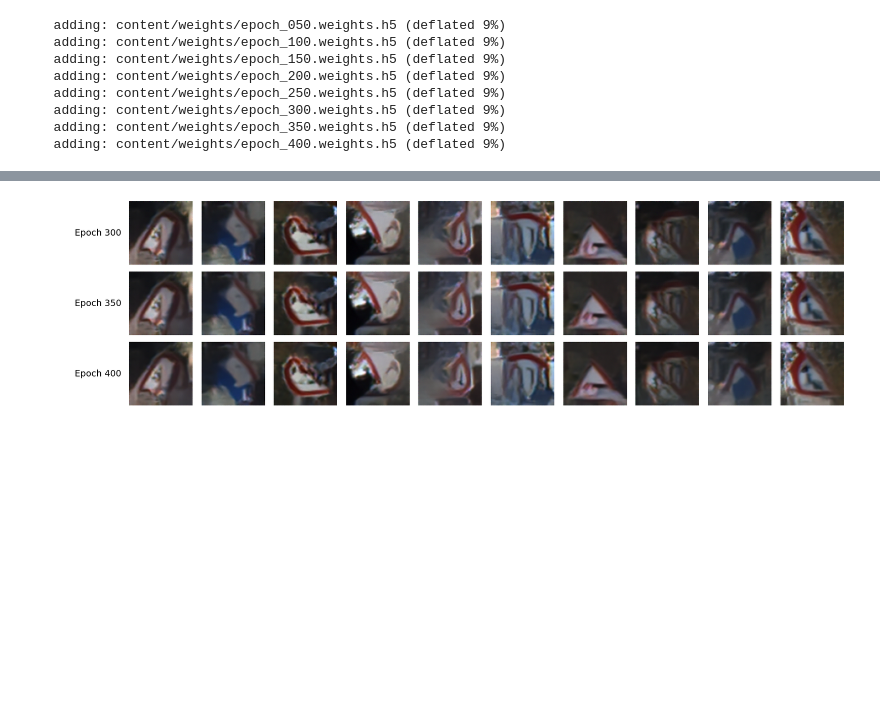
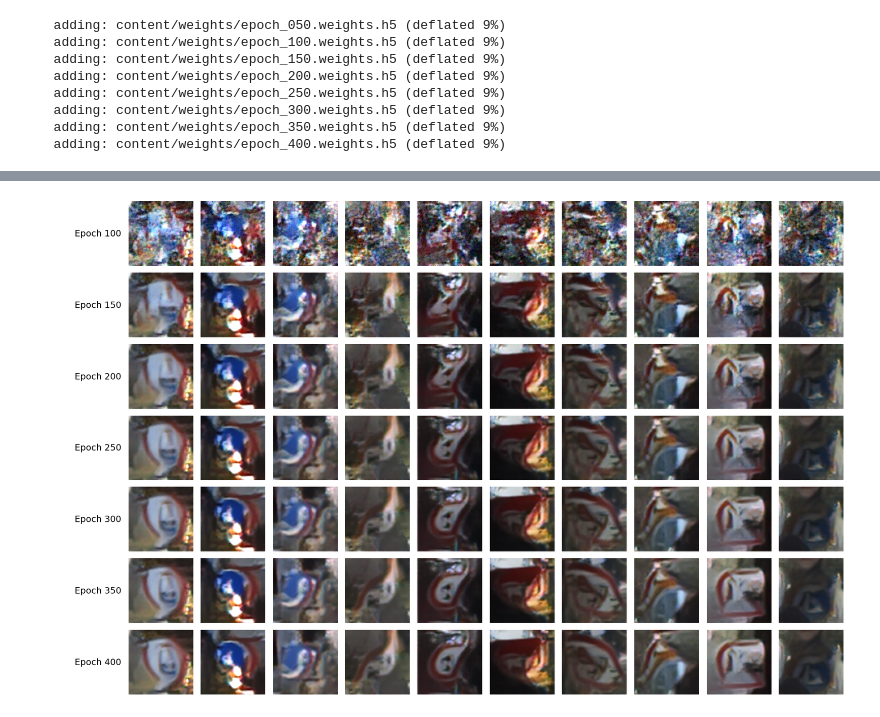
Before and after one commit to katie34634/road-sign-generation, a Jupyter notebook: main.ipynb, the cells around one changed output, grey strips where cells are left out. Cells and saved outputs as stored; diff of their text form; code cells hidden in the pictures; blank space fills up the shorter version.

Commit message:
cleaned up code

```diff
--- a/main.ipynb
+++ b/main.ipynb
@@ -29,10 +17,11 @@ CUDA available: False
 # %%
-RAW_DIR       = "./data/raw"        # Where raw GTSRB data is downloaded
-PROCESSED_DIR = "./data/processed"  # Where cleaned images are saved
-IMAGE_SIZE      = 128                  # Output resolution (64 or 128 recommended)
-BATCH_SIZE    = 256                  # DataLoader batch size
-SEED          = 42                  # Reproducibility
+RAW_DIR = "./data/raw"
+PROCESSED_DIR = "./data/processed"
+IMAGE_SIZE = 128
+BATCH_SIZE = 256
+SEED = 42
 DATASET_REPETITIONS = 1
+DATASET_SIZE = 10000
 EPOCHS = 400
 EMA = 0.999
 LEARNING_RATE = 1e-4
@@ -40,7 +29,6 @@ WEIGHT_DECAY = 1e-4
 NOISE_EMBEDDING_SIZE = 32
 
 random.seed(SEED)
-torch.manual_seed(SEED)
 np.random.seed(SEED)
 tf.random.set_seed(SEED)
 # %%
@@ -54,7 +42,7 @@ for idx in range(len(train_dataset)):
     if min(pil_img.size) >= min_dim:
         eligible_indices.append(idx)
 
-sample_count = min(10000, len(eligible_indices))
+sample_count = min(DATASET_SIZE, len(eligible_indices))
 sample_indices = random.sample(eligible_indices, sample_count)
 
 print(f"Total eligible images: {len(eligible_indices)}")
@@ -77,7 +65,7 @@ for idx in sample_indices:
 sampled_images = np.stack(sampled_images, axis=0)
 
 train = tf.data.Dataset.from_tensor_slices(sampled_images)
-train = train.shuffle(100, seed=SEED)
+train = train.shuffle(DATASET_SIZE, seed=SEED)
 train = train.batch(BATCH_SIZE, drop_remainder=False)
 train = train.prefetch(tf.data.AUTOTUNE)
 train = train.repeat(DATASET_REPETITIONS)
@@ -335,59 +317,24 @@ files.download('/content/weights.zip')
 [interactive output not drawn]
 [interactive output not drawn]
 # %%
-from pathlib import Path
-import re
-
-import numpy as np
-import matplotlib.pyplot as plt
-import tensorflow as tf
-
 NUM_IMAGES = 10
 DIFFUSION_STEPS = 200
-SEED = 42
+EPOCH_RANGE = (100, 400, 50)
+EPOCHS_TO_PLOT = None
 
-EPOCH_RANGE = (300, 400, 50)
-
-np.random.seed(SEED)
-tf.random.set_seed(SEED)
-
-checkpoint_dirs = [Path("./checkpoints"), Path("./weights"), Path("./data/processed/weights")]
-checkpoint_patterns = ["diffusion_weights_epoch*.h5", "epoch_*.weights.h5"]
-
-weights_dir = None
+checkpoint_pattern = "epoch_*.weights.h5"
+weights_dir = Path("./weights")
 epoch_path_pairs = []
 
-for candidate_dir in checkpoint_dirs:
-    if not candidate_dir.exists():
-        continue
+matches = []
+matches.extend(weights_dir.glob(checkpoint_pattern))
 
-    matches = []
-    for pattern in checkpoint_patterns:
-        matches.extend(candidate_dir.glob(pattern))
+for p in matches:
+    m = re.search(r"epoch[_-]?(\d+)", p.name)
+    if m:
+        epoch_path_pairs.append((int(m.group(1)), p))
 
-    if not matches:
-        continue
-
-    weights_dir = candidate_dir
-
-    for p in matches:
-        m = re.search(r"epoch[_-]?(\d+)", p.name)
-        if m:
-            epoch_path_pairs.append((int(m.group(1)), p))
-
-    if not epoch_path_pairs:
-        for p in matches:
-            m2 = re.search(r"(\d{2,4})", p.name)
-            if m2:
-                epoch_path_pairs.append((int(m2.group(1)), p))
-
-    if not epoch_path_pairs:
-        raise FileNotFoundError(
-            f"No checkpoint filenames contain an epoch number. Matches: {[p.name for p in matches]}"
-        )
-
-    epoch_path_pairs.sort(key=lambda x: x[0])
-    break
+epoch_path_pairs.sort(key=lambda x: x[0])
 
 if not epoch_path_pairs:
     raise FileNotFoundError("No saved weights found.")
@@ -398,10 +345,15 @@ if EPOCH_RANGE is not None:
     start, end, step = EPOCH_RANGE
     epoch_path_pairs = [(ep, p) for ep, p in epoch_path_pairs if start <= ep <= end and (ep - start) % step == 0]
 
+if EPOCHS_TO_PLOT is not None:
+    wanted = set(EPOCHS_TO_PLOT)
+    epoch_path_pairs = [(ep, p) for ep, p in epoch_path_pairs if ep in wanted]
+
 if not epoch_path_pairs:
     raise ValueError(f"No checkpoints left after filtering. Available epochs: {available_epochs}")
 
 base_noise = tf.random.normal(shape=(NUM_IMAGES, IMAGE_SIZE, IMAGE_SIZE, 3), seed=SEED)
+
 out_dir = Path("./data/processed") / "epoch_grids"
 out_dir.mkdir(parents=True, exist_ok=True)
 
@@ -414,31 +366,31 @@ model.normalizer.build((None, IMAGE_SIZE, IMAGE_SIZE, 3))
 
 loaded_count = 0
 
 for row_index, (epoch_number, weight_path) in enumerate(epoch_path_pairs):
     try:
         model.load_weights(str(weight_path))
     except Exception as e:
         print(f"Skipping {weight_path.name}: {e}")
         continue
 
     generated = model.generate(NUM_IMAGES, DIFFUSION_STEPS, initial_noise=base_noise).numpy()
     loaded_count += 1
 
     ax_label = fig.add_subplot(gs[row_index, 0])
     ax_label.axis("off")
     ax_label.text(1.0, 0.5, f"Epoch {epoch_number}", ha="right", va="center", fontsize=14)
 
     for col_index in range(NUM_IMAGES):
         ax = fig.add_subplot(gs[row_index, col_index + 1])
         ax.imshow(np.clip(generated[col_index], 0.0, 1.0))
         ax.axis("off")
 
 plt.tight_layout()
 save_path = out_dir / f"ds_{DIFFUSION_STEPS}_dim_{IMAGE_SIZE}_epoch_grid.png"
 fig.savefig(save_path, dpi=150, bbox_inches="tight")
 plt.show()
 
 print(f"Loaded {loaded_count} checkpoints from {weights_dir}")
 print(f"Saved grid to {save_path}")
 # %% [output]
-[figure, old version]
+[figure, new version]
```
Also changed, not shown: parts of 5 cells of this notebook.
